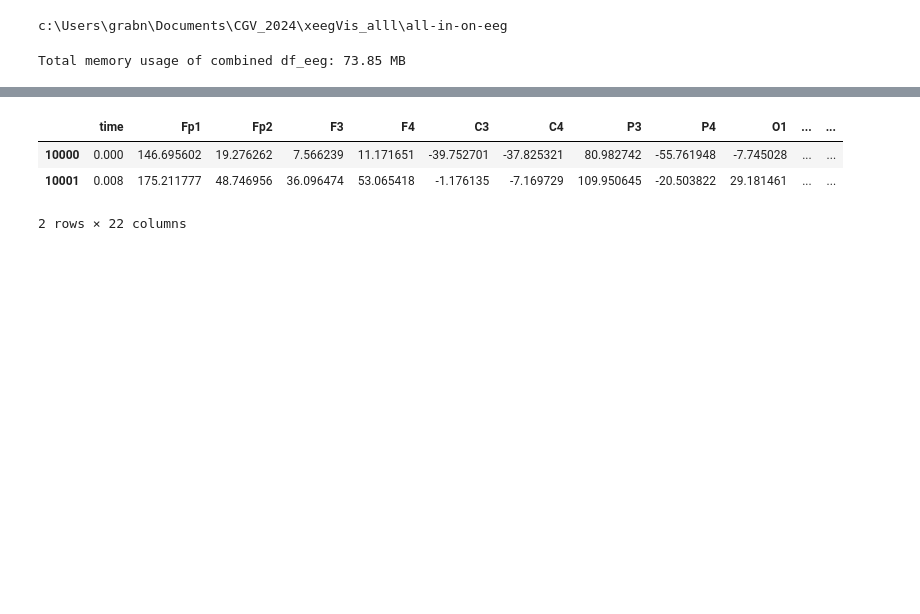
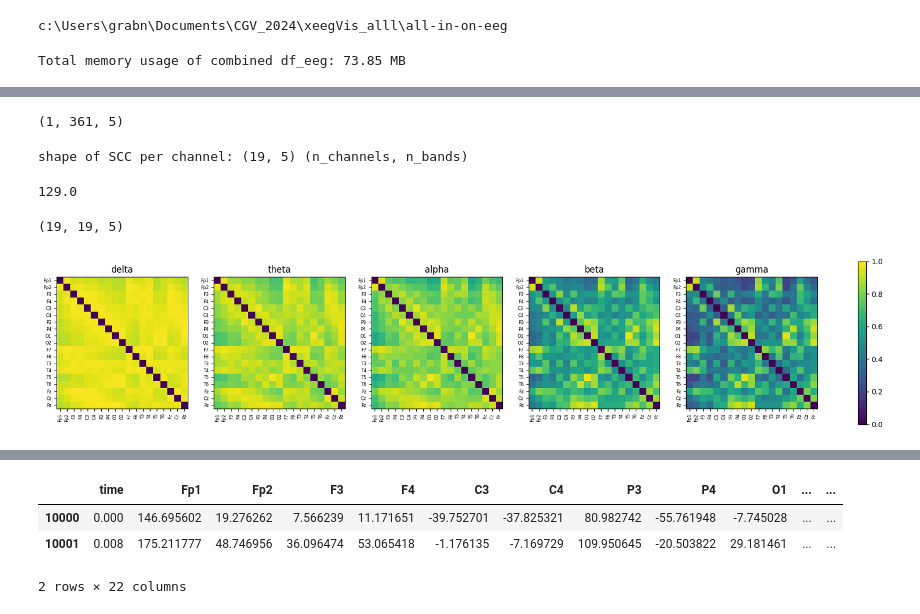
Before and after one commit to hereditary-eu/EEGlass, a Jupyter notebook: backend/experiments_xeegnet/test_matrix_profile.ipynb, the cells around one changed output, grey strips where cells are left out. Saved outputs shown, nothing was run; the diff lists cells and outputs as text; code cells hidden in the pictures; blank space fills up the shorter version.

Commit message:
added first spectral connectivity tries to xeegnet

```diff
--- a/backend/experiments_xeegnet/test_matrix_profile.ipynb
+++ b/backend/experiments_xeegnet/test_matrix_profile.ipynb
@@ -60,0 +65,3 @@ Total memory usage of combined df_eeg: 73.85 MB
+# %%
+data_path = os.path.join(dir_data, "derivatives", "sub-001", "eeg", "sub-001_task-eyesclosed_eeg.set")
+eeg_data = load_preprocessed_raw_from_file(data_path)
@@ -60,0 +83,8 @@ Total memory usage of combined df_eeg: 73.85 MB
+# %%
+sfreq = eeg_data.info["sfreq"]
+window_sec = 4.0
+epochs = mne.make_fixed_length_epochs(
+    eeg_data, duration=window_sec, overlap=0.0, preload=True, verbose="ERROR"
+)
+
+one_epoch = epochs[0]  # shape (1, n_channels, n_times)
@@ -60,0 +105,48 @@ Total memory usage of combined df_eeg: 73.85 MB
+# %%
+# con.get_data() shape: (n_epochs, n_connections, n_bands)
+# n_connections = n_channels**2 (flattened full matrix, most entries are the lower triangle)
+data = con.get_data()  # (1, C*C, 5)
+print(data.shape)
+# %% [output]
+(1, 361, 5)
+# %%
+n_ch = len(one_epoch.ch_names)
+# spectral_connectivity_time returns the full C*C flattened; reshape to (C, C, n_bands)
+conn_matrix = data[0].reshape(n_ch, n_ch, len(BANDS))  # [X, Y, band]
+
+# To reproduce DICE's SCC_x (eq. 4): average each channel's coherence with all others.
+# DICE did: SCC_x = (1/C) * sum_y coherence(x,y)  -> collapses the Y axis -> one scalar per channel.
+# Note: the connectivity matrix is lower-triangular (upper half is zeros); symmetrize first.
+conn_sym = conn_matrix + np.transpose(conn_matrix, (1, 0, 2))  # mirror lower->upper
+scc_per_channel = conn_sym.mean(axis=1)  # [C, band] -> DICE's per-channel SCC feature
+
+print(f"shape of SCC per channel: {scc_per_channel.shape} (n_channels, n_bands)")
+# %% [output]
+shape of SCC per channel: (19, 5) (n_channels, n_bands)
+# %%
+(8**2 - 15) * 3 - 92 / 4 + 5
+# %% [output]
+129.0
+# %%
+
+conn_sym.shape
+# %% [output]
+(19, 19, 5)
+# %%
+import matplotlib.pyplot as plt
+
+ch_names = one_epoch.ch_names
+band_names = list(BANDS.keys())
+
+fig, axes = plt.subplots(1, len(band_names), figsize=(20, 4))
+for b, (ax, band) in enumerate(zip(axes, band_names)):
+    im = ax.imshow(conn_sym[:, :, b], vmin=0, vmax=1, cmap="viridis")
+    ax.set_title(band)
+    ax.set_xticks(range(len(ch_names)))
+    ax.set_yticks(range(len(ch_names)))
+    ax.set_xticklabels(ch_names, rotation=90, fontsize=6)
+    ax.set_yticklabels(ch_names, fontsize=6)
+fig.colorbar(im, ax=axes, fraction=0.02)
+plt.show()
+# %% [output]
+[figure, added]
```
Also changed, not shown: parts of 10 cells of this notebook, 5 other files.
